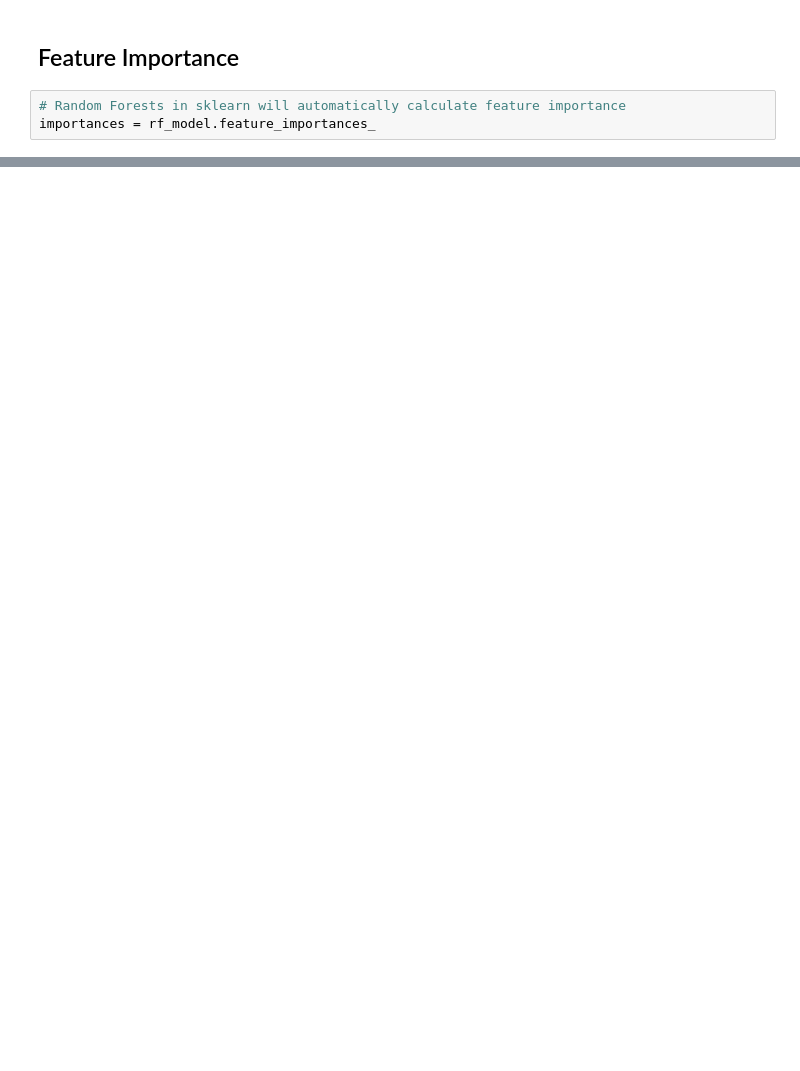
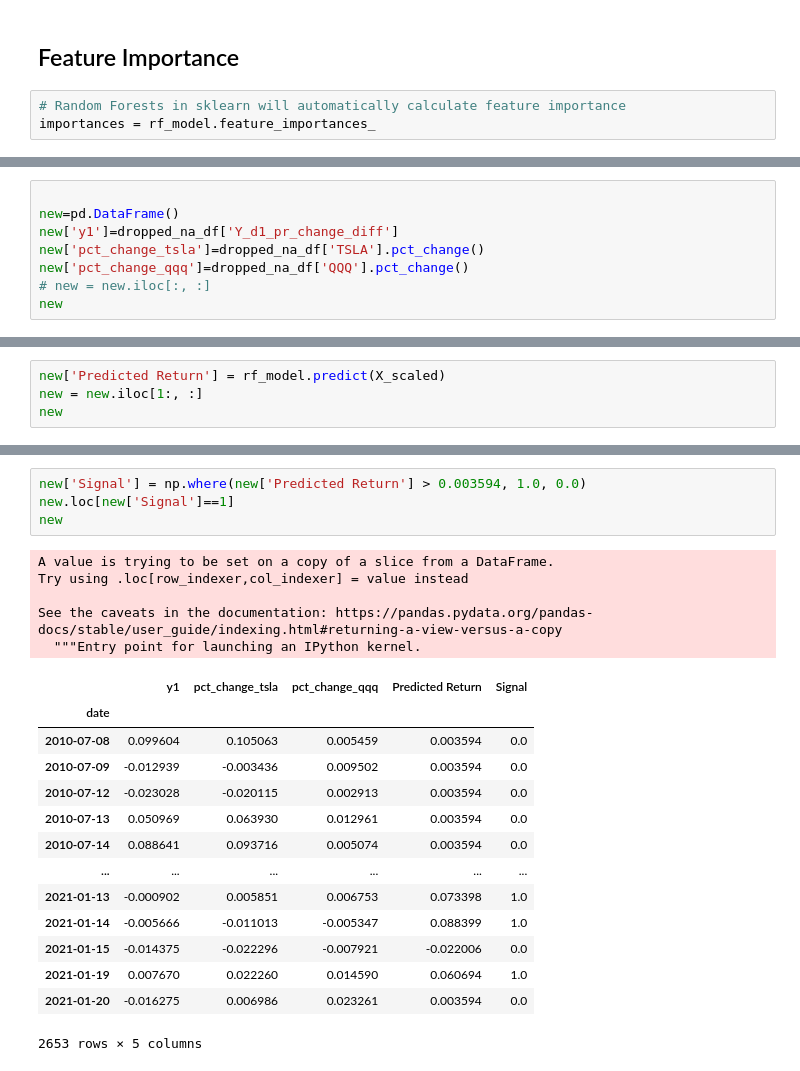
Before and after one commit to tamobee/Tweeting-Tesla, a Jupyter notebook: Code/ML.ipynb, the cells around one changed output, grey strips where cells are left out. Drawn from its saved outputs; the diff is of its cells as text; blank space fills up the shorter version.

```diff
--- a/Code/ML.ipynb
+++ b/Code/ML.ipynb
@@ -183,0 +199,8 @@ importances_sorted.plot(kind='barh', color='lightgreen', title= 'Features Import
+# %%
+
+new=pd.DataFrame()
+new['y1']=dropped_na_df['Y_d1_pr_change_diff']
+new['pct_change_tsla']=dropped_na_df['TSLA'].pct_change()
+new['pct_change_qqq']=dropped_na_df['QQQ'].pct_change()
+# new = new.iloc[:, :]
+new
@@ -183,0 +222,4 @@ importances_sorted.plot(kind='barh', color='lightgreen', title= 'Features Import
+# %%
+new['Predicted Return'] = rf_model.predict(X_scaled)
+new = new.iloc[1:, :]
+new
@@ -183,0 +241,24 @@ importances_sorted.plot(kind='barh', color='lightgreen', title= 'Features Import
+# %%
+new['Signal'] = np.where(new['Predicted Return'] > 0.003594, 1.0, 0.0)
+new.loc[new['Signal']==1]
+new
+# %% [output]
+A value is trying to be set on a copy of a slice from a DataFrame.
+Try using .loc[row_indexer,col_indexer] = value instead
+
+See the caveats in the documentation: https://pandas.pydata.org/pandas-docs/stable/user_guide/indexing.html#returning-a-view-versus-a-copy
+  """Entry point for launching an IPython kernel.
+|  | y1 | pct_change_tsla | pct_change_qqq | Predicted Return | Signal |
+| date |  |  |  |  |  |
+| 2010-07-08 | 0.099604 | 0.105063 | 0.005459 | 0.003594 | 0.0 |
+| 2010-07-09 | -0.012939 | -0.003436 | 0.009502 | 0.003594 | 0.0 |
+| 2010-07-12 | -0.023028 | -0.020115 | 0.002913 | 0.003594 | 0.0 |
+| 2010-07-13 | 0.050969 | 0.063930 | 0.012961 | 0.003594 | 0.0 |
+| 2010-07-14 | 0.088641 | 0.093716 | 0.005074 | 0.003594 | 0.0 |
+| ... | ... | ... | ... | ... | ... |
+| 2021-01-13 | -0.000902 | 0.005851 | 0.006753 | 0.073398 | 1.0 |
+| 2021-01-14 | -0.005666 | -0.011013 | -0.005347 | 0.088399 | 1.0 |
+| 2021-01-15 | -0.014375 | -0.022296 | -0.007921 | -0.022006 | 0.0 |
+| 2021-01-19 | 0.007670 | 0.022260 | 0.014590 | 0.060694 | 1.0 |
+| 2021-01-20 | -0.016275 | 0.006986 | 0.023261 | 0.003594 | 0.0 |
+2653 rows × 5 columns
```
Also changed, not shown: parts of 14 cells of this notebook.
